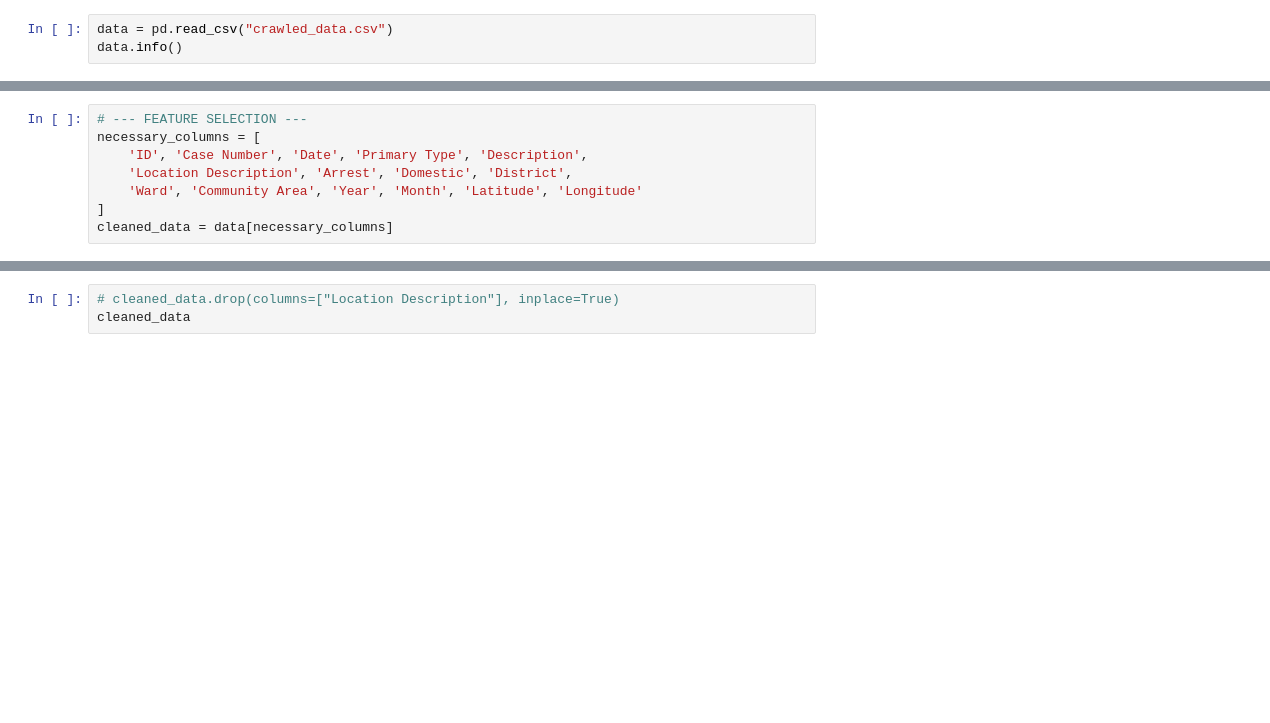
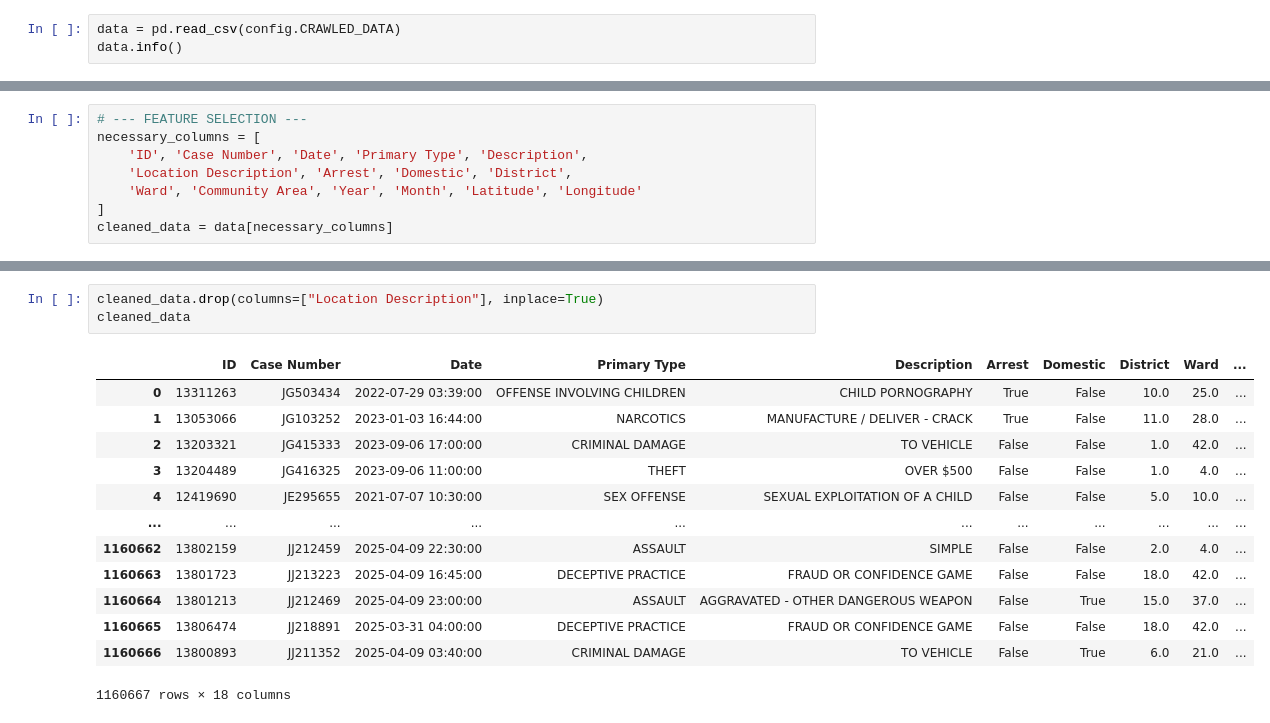
Before and after one commit to huysuy05/CSC-325-Final-Project, a Jupyter notebook: crime_rate_preprocessing.ipynb, the cells around one changed output, grey strips where cells are left out. Drawn from its saved outputs; the diff is of its cells as text; blank space fills up the shorter version.

```diff
--- a/crime_rate_preprocessing.ipynb
+++ b/crime_rate_preprocessing.ipynb
@@ -2,4 +3,4 @@
 import pandas as pd
 # %%
-data = pd.read_csv("crawled_data.csv")
+data = pd.read_csv(config.CRAWLED_DATA)
 data.info()
@@ -82,6 +157,20 @@ cleaned_data
 # %%
-# cleaned_data.drop(columns=["Location Description"], inplace=True)
+cleaned_data.drop(columns=["Location Description"], inplace=True)
 cleaned_data
+# %% [output]
+|  | ID | Case Number | Date | Primary Type | Description | Arrest | Domestic | District | Ward | ... |
+| 0 | 13311263 | JG503434 | 2022-07-29 03:39:00 | OFFENSE INVOLVING CHILDREN | CHILD PORNOGRAPHY | True | False | 10.0 | 25.0 | ... |
+| 1 | 13053066 | JG103252 | 2023-01-03 16:44:00 | NARCOTICS | MANUFACTURE / DELIVER - CRACK | True | False | 11.0 | 28.0 | ... |
+| 2 | 13203321 | JG415333 | 2023-09-06 17:00:00 | CRIMINAL DAMAGE | TO VEHICLE | False | False | 1.0 | 42.0 | ... |
+| 3 | 13204489 | JG416325 | 2023-09-06 11:00:00 | THEFT | OVER $500 | False | False | 1.0 | 4.0 | ... |
+| 4 | 12419690 | JE295655 | 2021-07-07 10:30:00 | SEX OFFENSE | SEXUAL EXPLOITATION OF A CHILD | False | False | 5.0 | 10.0 | ... |
+| ... | ... | ... | ... | ... | ... | ... | ... | ... | ... | ... |
+| 1160662 | 13802159 | JJ212459 | 2025-04-09 22:30:00 | ASSAULT | SIMPLE | False | False | 2.0 | 4.0 | ... |
+| 1160663 | 13801723 | JJ213223 | 2025-04-09 16:45:00 | DECEPTIVE PRACTICE | FRAUD OR CONFIDENCE GAME | False | False | 18.0 | 42.0 | ... |
+| 1160664 | 13801213 | JJ212469 | 2025-04-09 23:00:00 | ASSAULT | AGGRAVATED - OTHER DANGEROUS WEAPON | False | True | 15.0 | 37.0 | ... |
+| 1160665 | 13806474 | JJ218891 | 2025-03-31 04:00:00 | DECEPTIVE PRACTICE | FRAUD OR CONFIDENCE GAME | False | False | 18.0 | 42.0 | ... |
+| 1160666 | 13800893 | JJ211352 | 2025-04-09 03:40:00 | CRIMINAL DAMAGE | TO VEHICLE | False | True | 6.0 | 21.0 | ... |
+1160667 rows × 18 columns
 # %%
 # --- TOTAL COUNT BY LONGITUDE AND LATTITUDE ---
 
```
Also changed, not shown: parts of 9 cells of this notebook, 33 other files.
